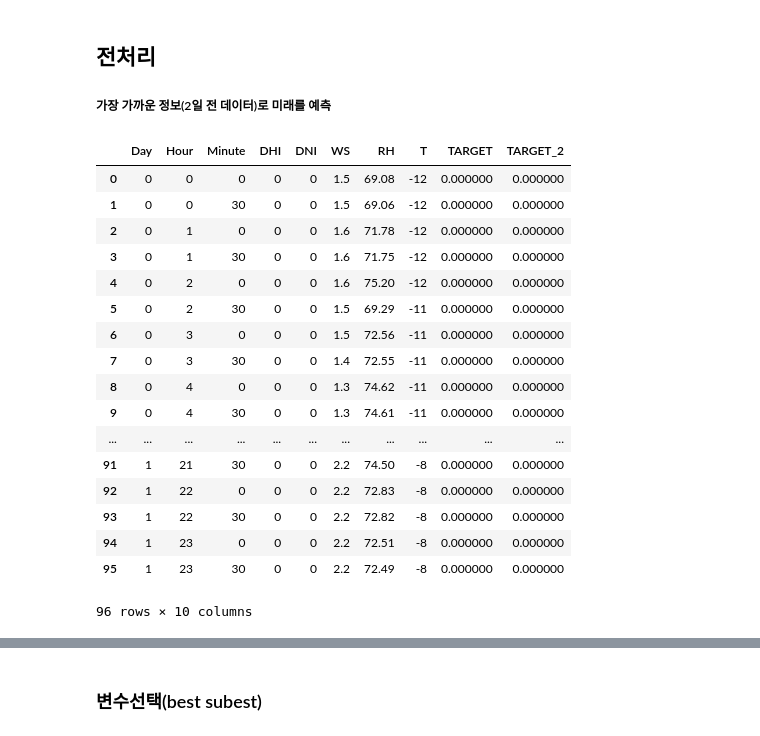
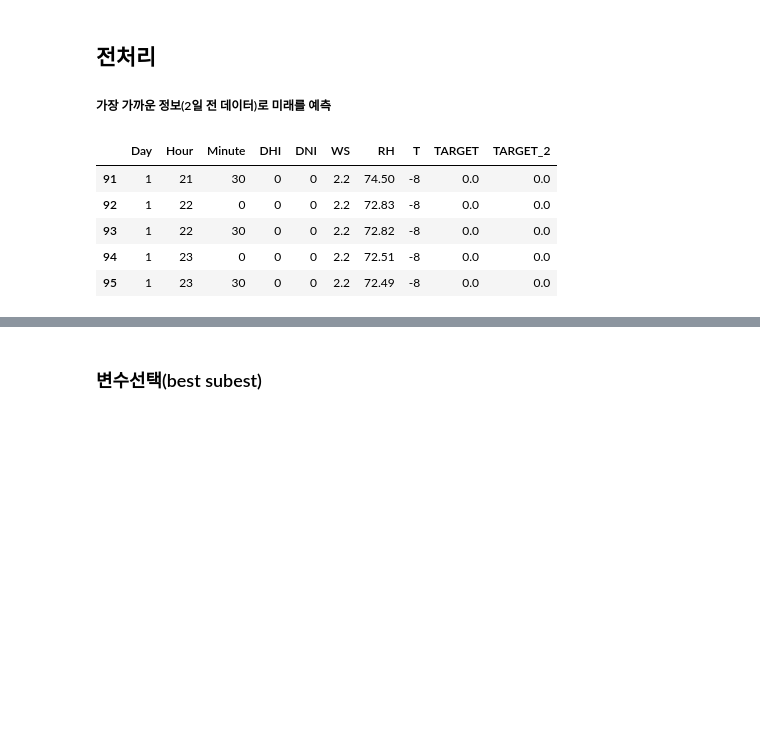
Before and after one commit to J-woooo/Dacon, a Jupyter notebook: jiiiiiiiiiiiiiiin/baseline.ipynb, the cells around one changed output, grey strips where cells are left out. Cells and saved outputs as stored; diff of their text form; code cells hidden in the pictures; blank space fills up the shorter version.

```diff
--- a/jiiiiiiiiiiiiiiin/baseline.ipynb
+++ b/jiiiiiiiiiiiiiiin/baseline.ipynb
@@ -27,26 +27,14 @@ for i in range(0, 1093):
     exec(s1)
 # %%
 train_x = pd.concat([train_0, train_1], axis = 0).reset_index(drop=True)
-train_x
+train_x.tail()
 # %% [output]
 |  | Day | Hour | Minute | DHI | DNI | WS | RH | T | TARGET | TARGET_2 |
-| 0 | 0 | 0 | 0 | 0 | 0 | 1.5 | 69.08 | -12 | 0.000000 | 0.000000 |
-| 1 | 0 | 0 | 30 | 0 | 0 | 1.5 | 69.06 | -12 | 0.000000 | 0.000000 |
-| 2 | 0 | 1 | 0 | 0 | 0 | 1.6 | 71.78 | -12 | 0.000000 | 0.000000 |
-| 3 | 0 | 1 | 30 | 0 | 0 | 1.6 | 71.75 | -12 | 0.000000 | 0.000000 |
-| 4 | 0 | 2 | 0 | 0 | 0 | 1.6 | 75.20 | -12 | 0.000000 | 0.000000 |
-| 5 | 0 | 2 | 30 | 0 | 0 | 1.5 | 69.29 | -11 | 0.000000 | 0.000000 |
-| 6 | 0 | 3 | 0 | 0 | 0 | 1.5 | 72.56 | -11 | 0.000000 | 0.000000 |
-| 7 | 0 | 3 | 30 | 0 | 0 | 1.4 | 72.55 | -11 | 0.000000 | 0.000000 |
-| 8 | 0 | 4 | 0 | 0 | 0 | 1.3 | 74.62 | -11 | 0.000000 | 0.000000 |
-| 9 | 0 | 4 | 30 | 0 | 0 | 1.3 | 74.61 | -11 | 0.000000 | 0.000000 |
-| ... | ... | ... | ... | ... | ... | ... | ... | ... | ... | ... |
-| 91 | 1 | 21 | 30 | 0 | 0 | 2.2 | 74.50 | -8 | 0.000000 | 0.000000 |
-| 92 | 1 | 22 | 0 | 0 | 0 | 2.2 | 72.83 | -8 | 0.000000 | 0.000000 |
-| 93 | 1 | 22 | 30 | 0 | 0 | 2.2 | 72.82 | -8 | 0.000000 | 0.000000 |
-| 94 | 1 | 23 | 0 | 0 | 0 | 2.2 | 72.51 | -8 | 0.000000 | 0.000000 |
-| 95 | 1 | 23 | 30 | 0 | 0 | 2.2 | 72.49 | -8 | 0.000000 | 0.000000 |
+| 91 | 1 | 21 | 30 | 0 | 0 | 2.2 | 74.50 | -8 | 0.0 | 0.0 |
+| 92 | 1 | 22 | 0 | 0 | 0 | 2.2 | 72.83 | -8 | 0.0 | 0.0 |
+| 93 | 1 | 22 | 30 | 0 | 0 | 2.2 | 72.82 | -8 | 0.0 | 0.0 |
+| 94 | 1 | 23 | 0 | 0 | 0 | 2.2 | 72.51 | -8 | 0.0 | 0.0 |
+| 95 | 1 | 23 | 30 | 0 | 0 | 2.2 | 72.49 | -8 | 0.0 | 0.0 |
-96 rows × 10 columns
 # %%
 for i in range(2, 1093):
     s1 = "train_x = pd.concat([train_x, train_%d], axis = 0).reset_index(drop = True)"%(i)
```
Also changed, not shown: parts of 11 cells of this notebook, 7 other files.
